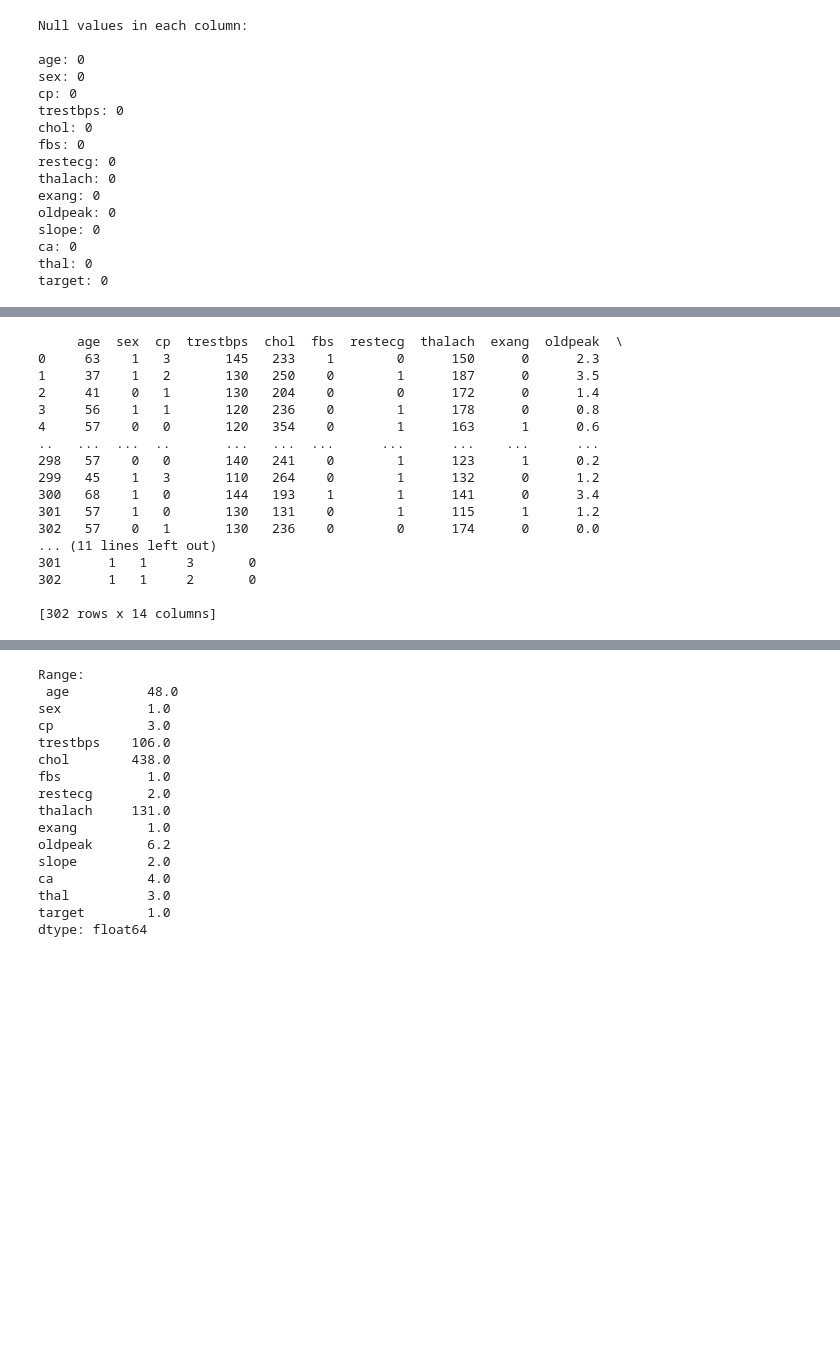
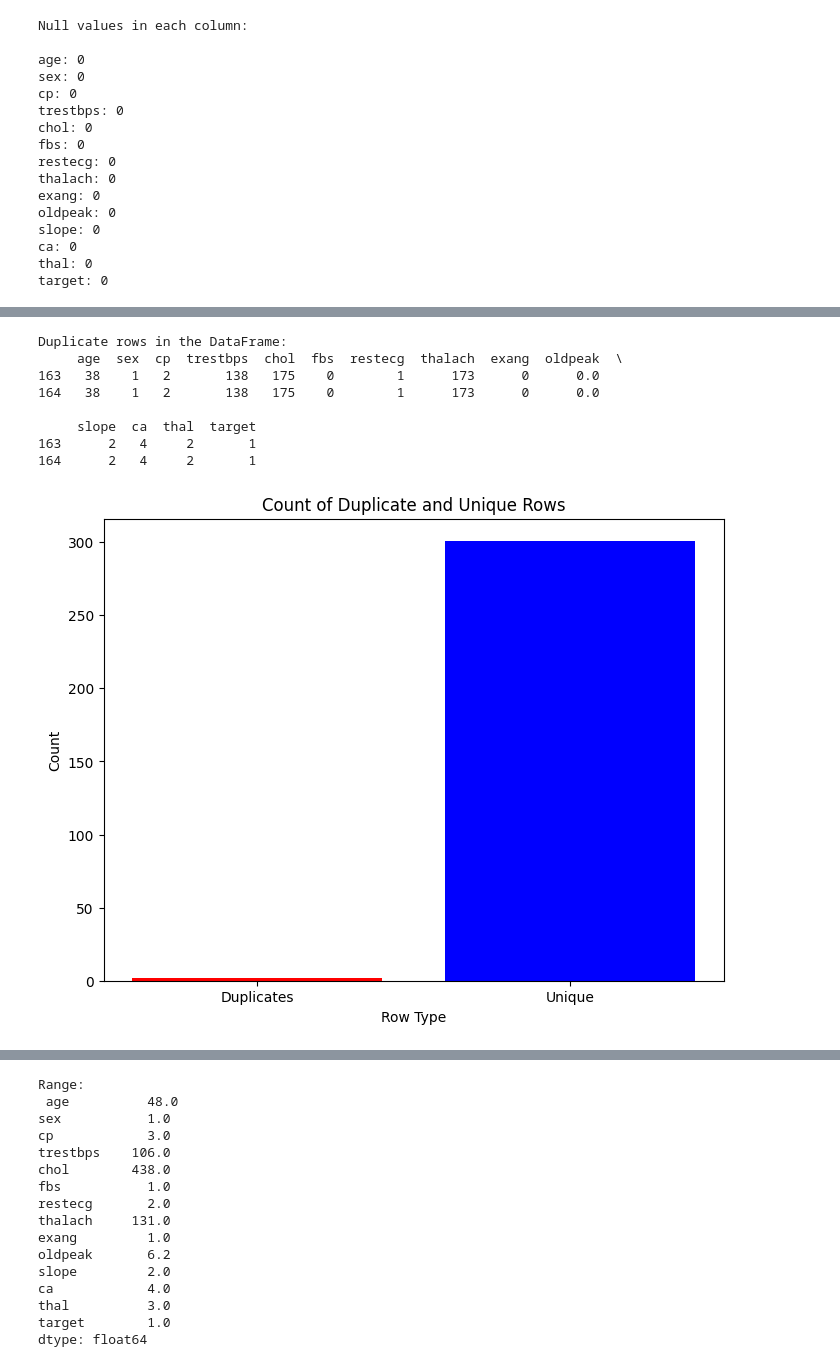
Before and after one commit to asiimire/asiimire_patricia_2100719271, a Jupyter notebook: Python Morning Session/asiimire_patricia_day11_Assignment_two.ipynb, the cells around one changed output, grey strips where cells are left out. Saved outputs shown, nothing was run; the diff lists cells and outputs as text; code cells hidden in the pictures; blank space fills up the shorter version.

```diff
--- a/Python Morning Session/asiimire_patricia_day11_Assignment_two.ipynb
+++ b/Python Morning Session/asiimire_patricia_day11_Assignment_two.ipynb
@@ -91,22 +130,40 @@ Duplicate rows in the DataFrame:
-# %%
-#Removing duplicates
-remove_duplicates = data.drop_duplicates()
-print(remove_duplicates)
-# %% [output]
-     age  sex  cp  trestbps  chol  fbs  restecg  thalach  exang  oldpeak  \
-0     63    1   3       145   233    1        0      150      0      2.3
-1     37    1   2       130   250    0        1      187      0      3.5
-2     41    0   1       130   204    0        0      172      0      1.4
-3     56    1   1       120   236    0        1      178      0      0.8
-4     57    0   0       120   354    0        1      163      1      0.6
-..   ...  ...  ..       ...   ...  ...      ...      ...    ...      ...
-298   57    0   0       140   241    0        1      123      1      0.2
-299   45    1   3       110   264    0        1      132      0      1.2
-300   68    1   0       144   193    1        1      141      0      3.4
-301   57    1   0       130   131    0        1      115      1      1.2
-302   57    0   1       130   236    0        0      174      0      0.0
-... (11 lines left out)
-301      1   1     3       0
-302      1   1     2       0
-
-[302 rows x 14 columns]
+# %%
+# Convert the input data to a DataFrame if it's not already
+data = pd.DataFrame(data)
+
+# Check for duplicate rows in the DataFrame
+duplicates = data.duplicated(keep=False)
+
+# Print the duplicate rows
+print("Duplicate rows in the DataFrame:")
+print(data[duplicates])
+
+# Count the number of duplicates and unique rows
+duplicate_count = duplicates.sum()
+unique_count = len(data) - duplicate_count
+
+# Create a bar plot to visualize the count of duplicates and unique rows
+plt.figure(figsize=(8, 6))
+plt.bar(['Duplicates', 'Unique'], [duplicate_count, unique_count], color=['red', 'blue'])
+plt.xlabel('Row Type')
+plt.ylabel('Count')
+plt.title('Count of Duplicate and Unique Rows')
+plt.show()
+
+# the red bar (Duplicates) is significantly high,
+# it indicates that there are many duplicate entries in the dataset,
+# which might need to be addressed to ensure the quality and integrity of the
+# data analysis.
+# the blue bar (Unique) is significantly higher than the red bar,
+# it suggests that the majority of the dataset consists of unique rows,
+# indicating fewer issues with duplicate data.
+# %% [output]
+Duplicate rows in the DataFrame:
+     age  sex  cp  trestbps  chol  fbs  restecg  thalach  exang  oldpeak  \
+163   38    1   2       138   175    0        1      173      0      0.0
+164   38    1   2       138   175    0        1      173      0      0.0
+
+     slope  ca  thal  target
+163      2   4     2       1
+164      2   4     2       1
+[figure, added]
```
Also changed, not shown: parts of 12 cells of this notebook.
